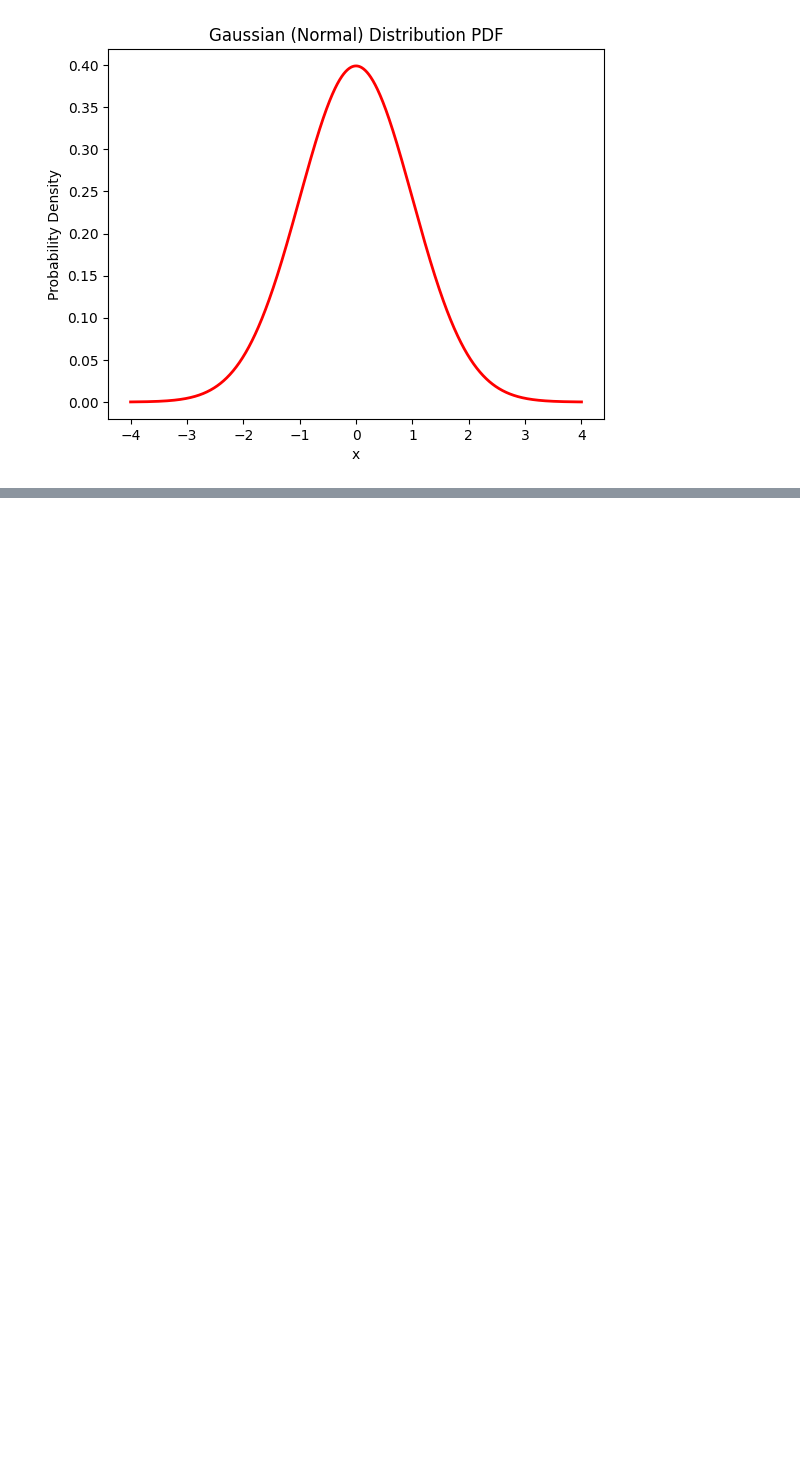
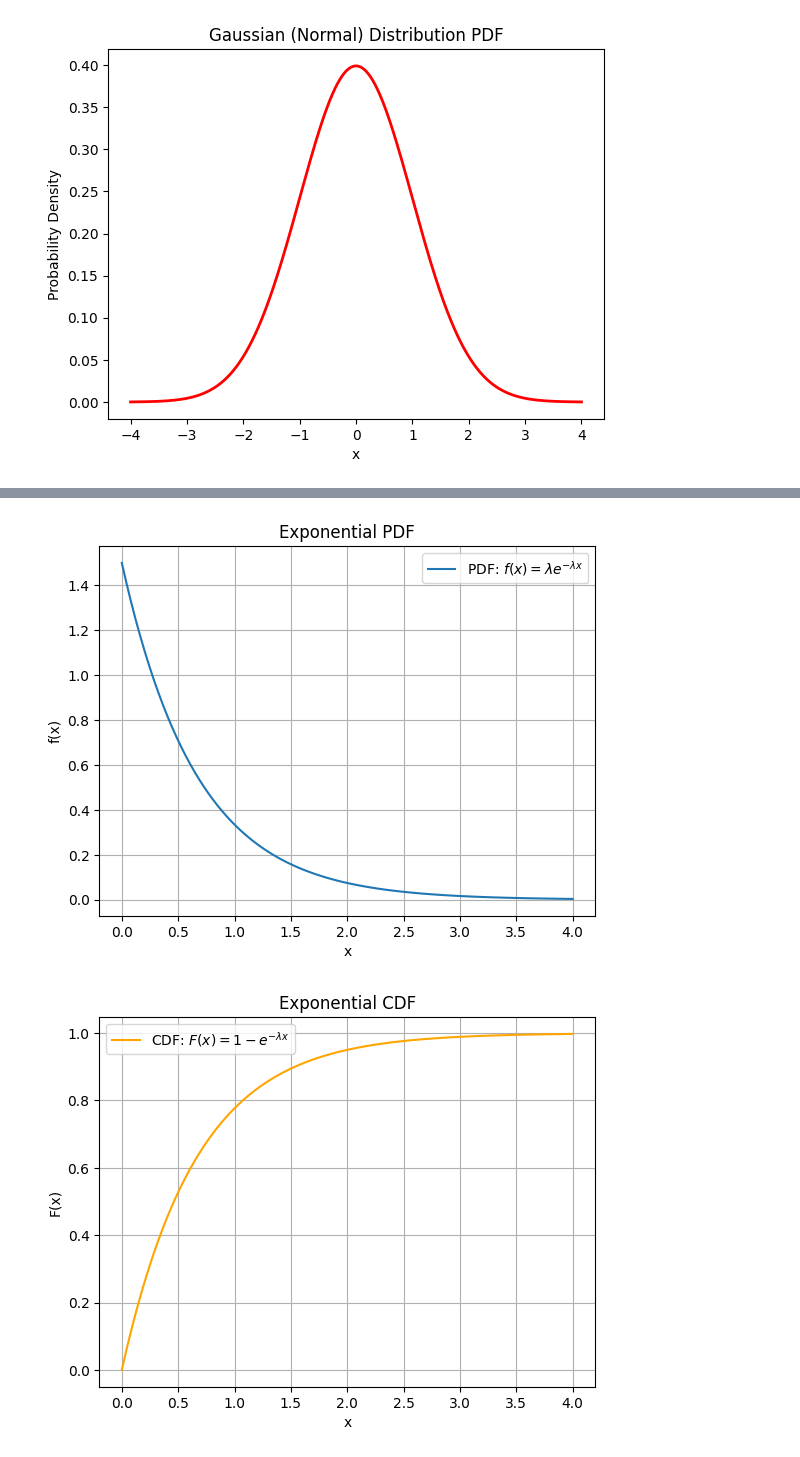
Before and after one commit to Elwarfalli/MSE-1500-Simulation-Modeling-with-Python, a Jupyter notebook: chapter_2.ipynb, the cells around one changed output, grey strips where cells are left out. Cells and saved outputs as stored; diff of their text form; code cells hidden in the pictures; blank space fills up the shorter version.

```diff
--- a/chapter_2.ipynb
+++ b/chapter_2.ipynb
@@ -92,0 +115,40 @@ plt.show()
+# %%
+# Save this Python code as plot_inverse_transform.py and run it before compiling LaTeX
+
+import numpy as np
+import matplotlib.pyplot as plt
+
+# Exponential PDF and CDF
+lam = 1.5
+x = np.linspace(0, 4, 100)
+pdf = lam * np.exp(-lam * x)
+cdf = 1 - np.exp(-lam * x)
+
+plt.figure()
+plt.plot(x, pdf, label='PDF: $f(x) = λe^{-λx}$')
+plt.title('Exponential PDF')
+plt.xlabel('x'); plt.ylabel('f(x)')
+plt.legend(); plt.grid()
+plt.savefig("exp_pdf.png", dpi=300)
+
+plt.figure()
+plt.plot(x, cdf, label='CDF: $F(x) = 1 - e^{-λx}$', color='orange')
+plt.title('Exponential CDF')
+plt.xlabel('x'); plt.ylabel('F(x)')
+plt.legend(); plt.grid()
+plt.savefig("exp_cdf.png", dpi=300)
+
+# Rejection Sampling Plot
+fx = lambda x: 2*x if x <= 0.5 else 2*(1 - x)  # Triangle distribution
+x_vals = np.linspace(0, 1, 500)
+y_vals = [fx(val) for val in x_vals]
+
+plt.figure()
+plt.plot(x_vals, y_vals, label='f(x)', color='green')
+plt.title('Target PDF for Rejection Sampling')
+plt.xlabel('x'); plt.ylabel('f(x)')
+plt.legend(); plt.grid()
+plt.savefig("rej_fx.png", dpi=300)
+# %% [output]
+[figure, added]
+[figure, added]
```
Also changed, not shown: parts of 4 cells of this notebook.
